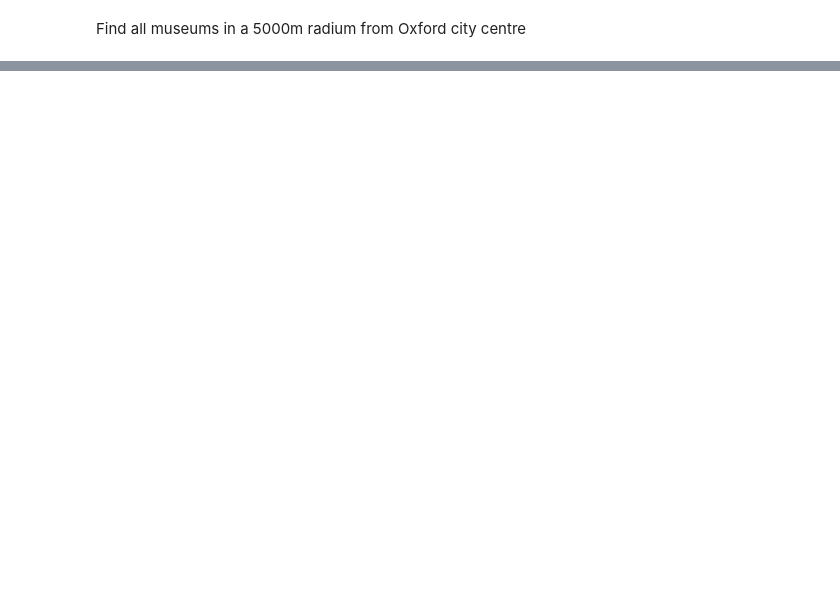
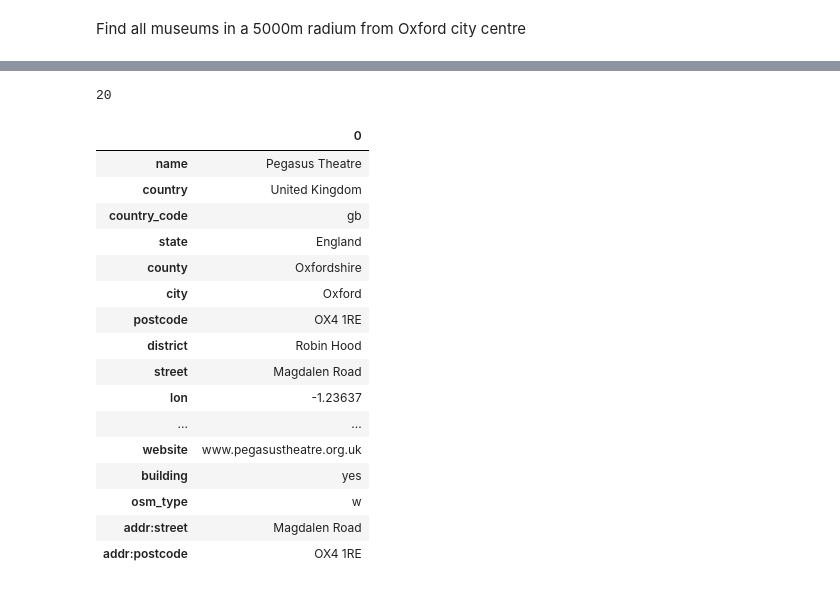
Before and after one commit to nweerasuriya/HolidayPlanner, a Jupyter notebook: workflows/geoapify_test.ipynb, the cells around one changed output, grey strips where cells are left out. Drawn from its saved outputs; the diff is of its cells as text; code cells hidden in the pictures; blank space fills up the shorter version.

```diff
--- a/workflows/geoapify_test.ipynb
+++ b/workflows/geoapify_test.ipynb
@@ -8,7 +9,7 @@ from src.methods.data_ingestion import call_api
 # %%
 request_params = {
     "apiKey": "493bbfea1f124b27906cf052aa330680",
-    "categories": "entertainment.museum",
+    "categories": "entertainment",
     "limit": "20",
 }
 filters = {
@@ -37,0 +57,29 @@ res
+# %%
+len(res['features'])
+# %% [output]
+20
+# %%
+df = pd.DataFrame.from_dict(res['features'][13]['properties'], orient='index').T
+# expand datasource column into multiple columns
+df = pd.concat([df.drop(['datasource','place_id'], axis=1), df['datasource'].apply(pd.Series)], axis=1)
+# expand raw column into multiple columns
+df = pd.concat([df.drop(['raw'], axis=1), df['raw'].apply(pd.Series)], axis=1)
+df.T
+# %% [output]
+|  | 0 |
+| name | Pegasus Theatre |
+| country | United Kingdom |
+| country_code | gb |
+| state | England |
+| county | Oxfordshire |
+| city | Oxford |
+| postcode | OX4 1RE |
+| district | Robin Hood |
+| street | Magdalen Road |
+| lon | -1.23637 |
+| ... | ... |
+| website | www.pegasustheatre.org.uk |
+| building | yes |
+| osm_type | w |
+| addr:street | Magdalen Road |
+| addr:postcode | OX4 1RE |
```
Also changed, not shown: parts of 5 cells of this notebook.
